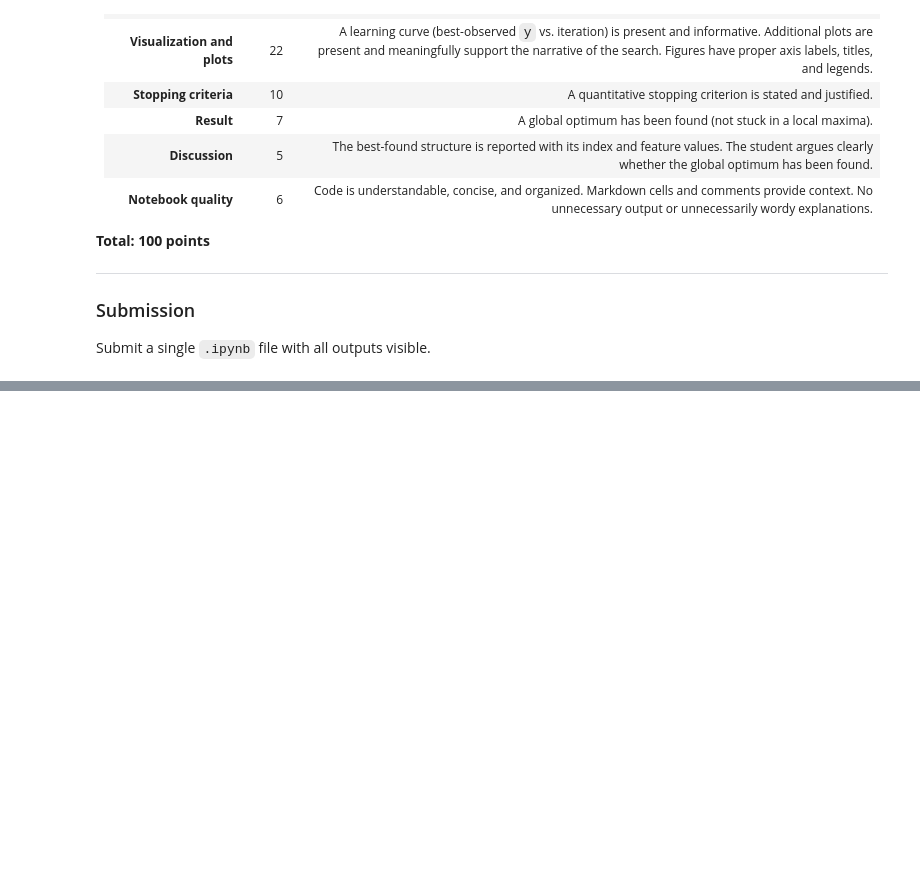
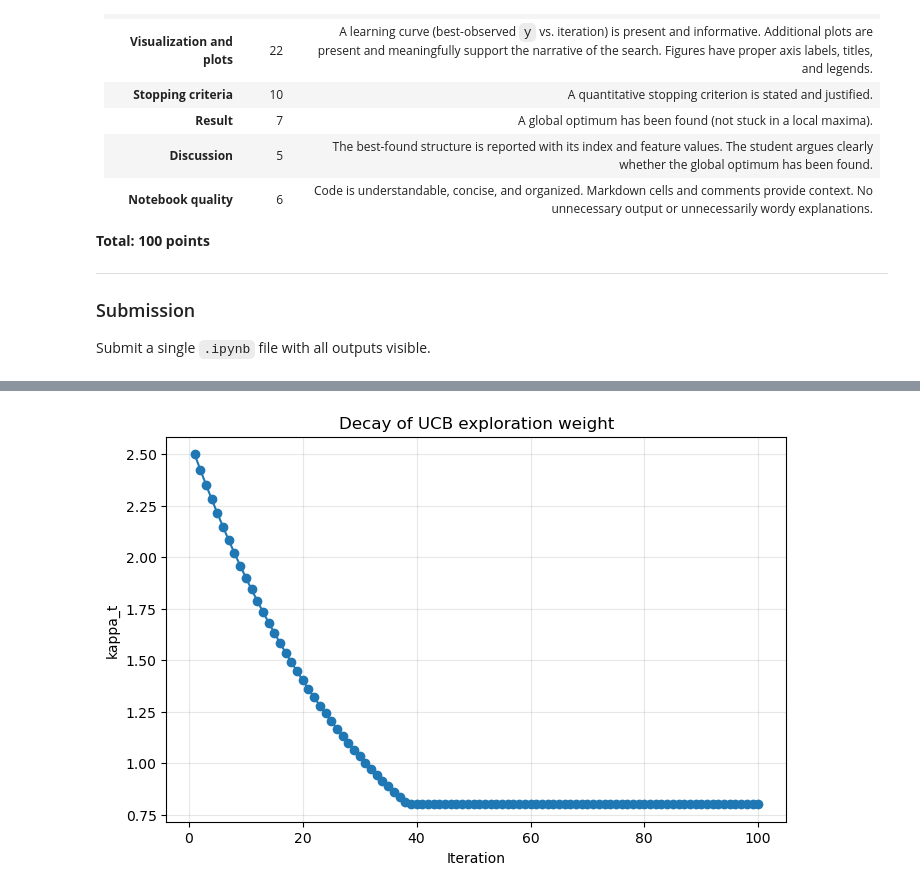
Before and after one commit to zhoueth1/MSE238, a Jupyter notebook: Project/project.ipynb, the cells around one changed output, grey strips where cells are left out. Saved outputs shown, nothing was run; the diff lists cells and outputs as text; code cells hidden in the pictures; blank space fills up the shorter version.

```diff
--- a/Project/project.ipynb
+++ b/Project/project.ipynb
@@ -537 +404,17 @@ display(weight_summary_df)
+# %%
+fig, ax = plt.subplots(figsize=(8, 5))
+
+ax.plot(
+  history_ucb["iteration"],
+  history_ucb["kappa_t"],
+  marker="o"
+)
+
+ax.set_xlabel("Iteration")
+ax.set_ylabel("kappa_t")
+ax.set_title("Decay of UCB exploration weight")
+ax.grid(True, alpha=0.3)
+plt.show()
+# %% [output]
+[figure, added]
 # %%
```
Also changed, not shown: parts of 16 cells of this notebook, 1 other file.
